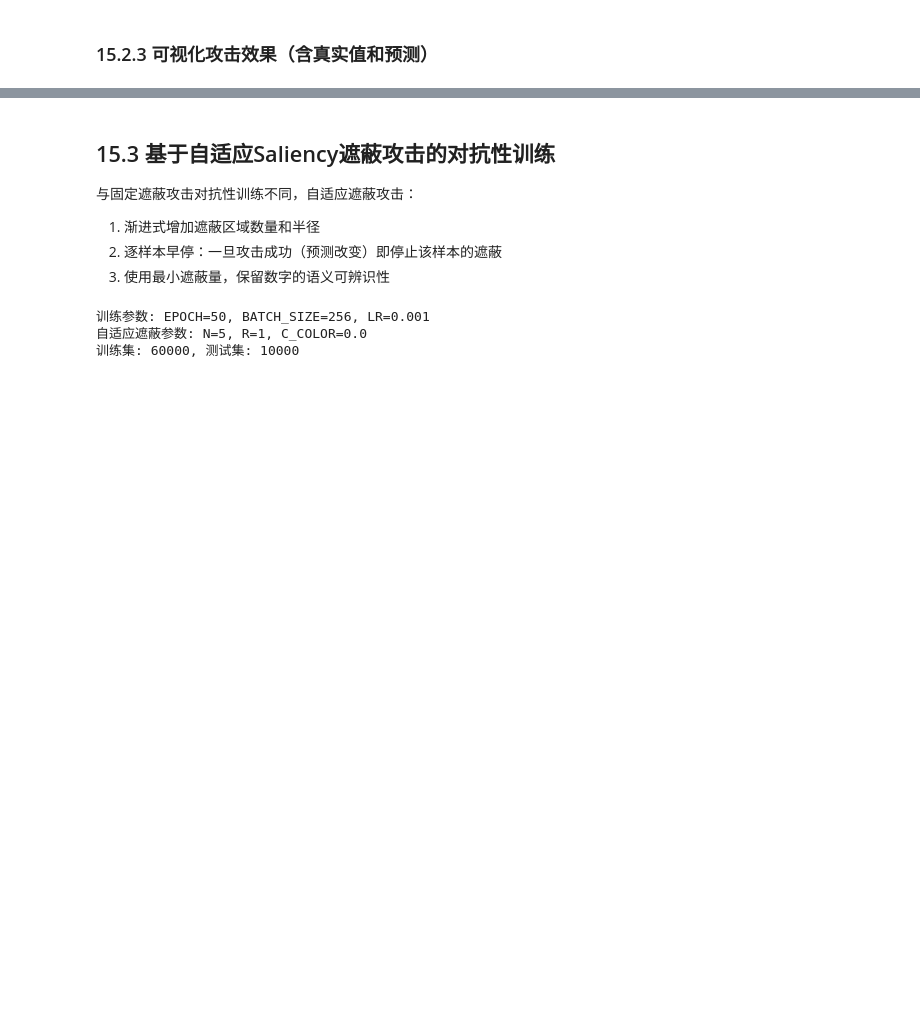
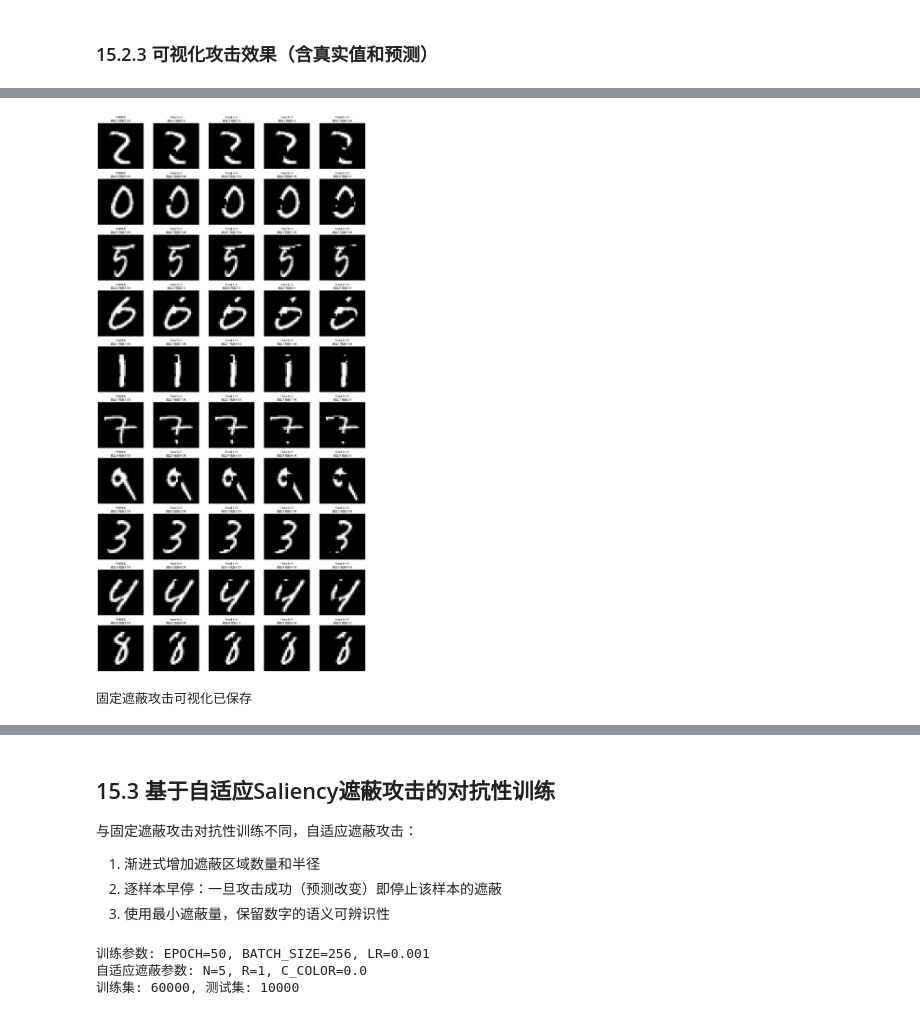
Before and after one commit to vinegarist/adversarial-defense, a Jupyter notebook: 15. Saliency遮蔽攻击对抗性训练.ipynb, the cells around one changed output, grey strips where cells are left out. Drawn from its saved outputs; the diff is of its cells as text; code cells hidden in the pictures; blank space fills up the shorter version.

```diff
--- a/15. Saliency遮蔽攻击对抗性训练.ipynb
+++ b/15. Saliency遮蔽攻击对抗性训练.ipynb
@@ -158,26 +158,29 @@ print(f'展示样本索引: {sample_indices}')
 # %%
 # 可视化固定遮蔽攻击效果
 fig, axes = plt.subplots(10, 5, figsize=(15, 30))
-
+kernel_size_test=3
 for row, idx in enumerate(sample_indices):
     x = imgs[idx:idx+1].to(device)
     y = lbls[idx:idx+1].to(device)
     true_label = int(y.item())
 
     # 干净样本
     imshow_with_pred(x.squeeze(0), std_lenet, true_label, ax=axes[row, 0], title_prefix='干净样本')
 
     # 不同top_k的遮蔽攻击
     for col, top_k in enumerate(top_k_values):
-        attack = SaliencyOcclusionAttack(std_lenet, top_k=top_k, kernel_size=3, occlu_color=0.0)
+        attack = SaliencyOcclusionAttack(std_lenet, top_k=top_k, kernel_size=kernel_size_test, occlu_color=0.0)
         x_adv = attack((x, y))
         imshow_with_pred(x_adv.squeeze(0), std_lenet, true_label,
                         ax=axes[row, col+1], title_prefix=f'Fixed k={top_k}')
 
 plt.tight_layout()
-plt.savefig(f'./results_figures/saliency_fixed_attack_visualization_{N}_{R}.png', dpi=150, bbox_inches='tight')
+plt.savefig(f'./results_figures/saliency_fixed_attack_visualization_{N}_{kernel_size_test}.png', dpi=150, bbox_inches='tight')
 plt.show()
 print('固定遮蔽攻击可视化已保存')
+# %% [output]
+[figure, added]
+固定遮蔽攻击可视化已保存
 # %%
 # 可视化自适应遮蔽攻击效果
 fig, axes = plt.subplots(10, 5, figsize=(15, 30))
```
Also changed, not shown: parts of 11 cells of this notebook, 19 other files.
